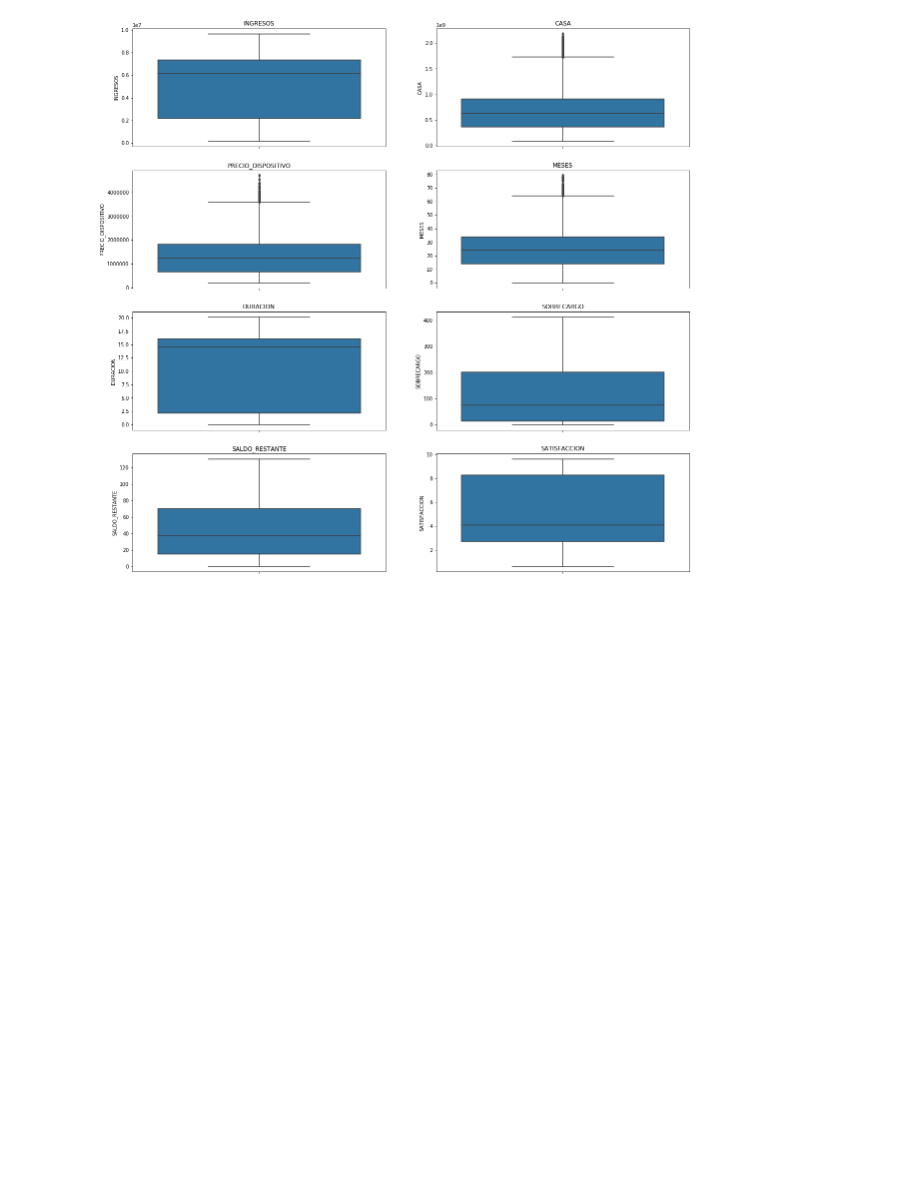
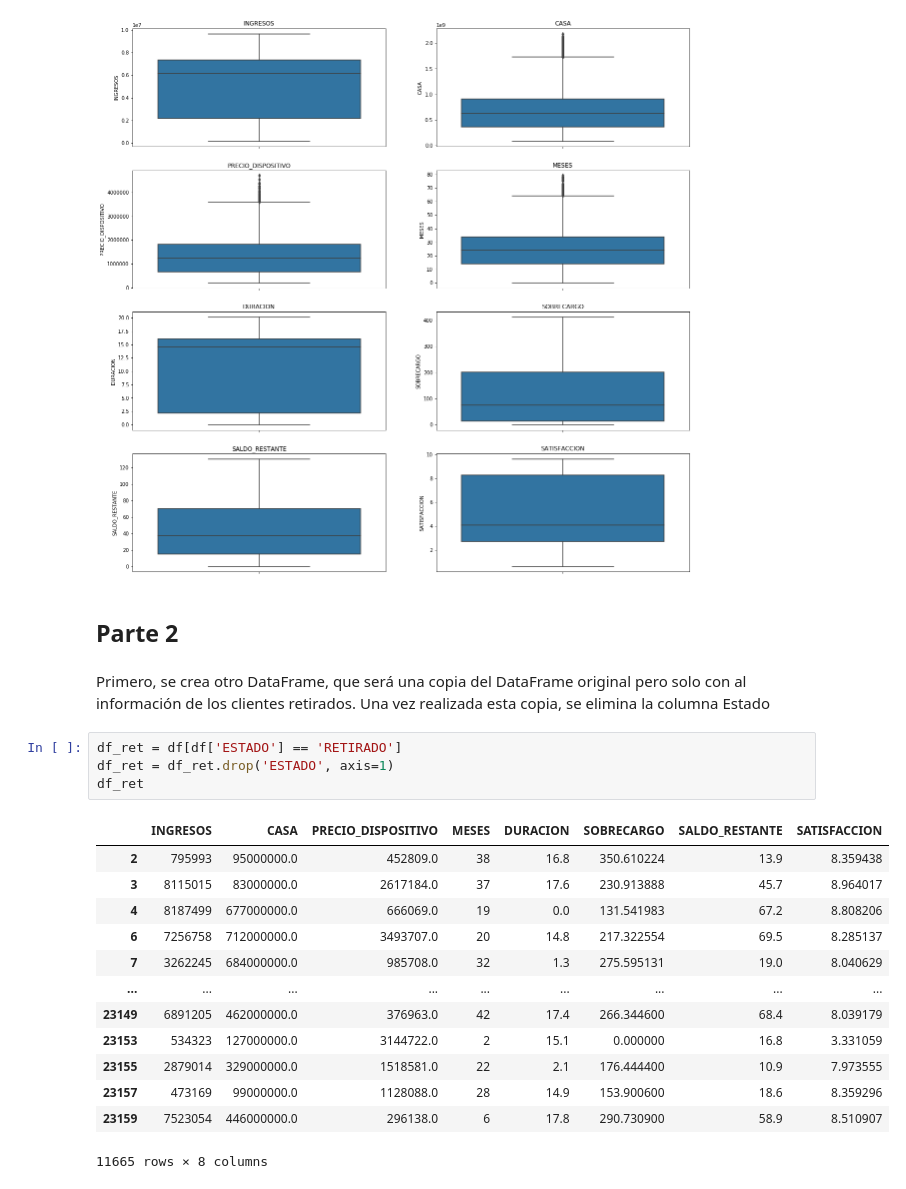
Before and after one commit to nerzhul250/DataAnalyticsProject, a Jupyter notebook: proyectoAnalitica.ipynb, the cells around one changed output. Drawn from its saved outputs; the diff is of its cells as text; blank space fills up the shorter version.

```diff
--- a/proyectoAnalitica.ipynb
+++ b/proyectoAnalitica.ipynb
@@ -82,3 +87,25 @@ for var_num in df.columns[1:]:
     i+=1
 # %% [output]
 [figure]
+# %% [markdown]
+## Parte 2
+# %% [markdown]
+Primero, se crea otro DataFrame, que será una copia del DataFrame original pero solo con al información de los clientes retirados. Una vez realizada esta copia, se elimina la columna Estado
+# %%
+df_ret = df[df['ESTADO'] == 'RETIRADO']
+df_ret = df_ret.drop('ESTADO', axis=1)
+df_ret
+# %% [output]
+|  | INGRESOS | CASA | PRECIO_DISPOSITIVO | MESES | DURACION | SOBRECARGO | SALDO_RESTANTE | SATISFACCION |
+| 2 | 795993 | 95000000.0 | 452809.0 | 38 | 16.8 | 350.610224 | 13.9 | 8.359438 |
+| 3 | 8115015 | 83000000.0 | 2617184.0 | 37 | 17.6 | 230.913888 | 45.7 | 8.964017 |
+| 4 | 8187499 | 677000000.0 | 666069.0 | 19 | 0.0 | 131.541983 | 67.2 | 8.808206 |
+| 6 | 7256758 | 712000000.0 | 3493707.0 | 20 | 14.8 | 217.322554 | 69.5 | 8.285137 |
+| 7 | 3262245 | 684000000.0 | 985708.0 | 32 | 1.3 | 275.595131 | 19.0 | 8.040629 |
+| ... | ... | ... | ... | ... | ... | ... | ... | ... |
+| 23149 | 6891205 | 462000000.0 | 376963.0 | 42 | 17.4 | 266.344600 | 68.4 | 8.039179 |
+| 23153 | 534323 | 127000000.0 | 3144722.0 | 2 | 15.1 | 0.000000 | 16.8 | 3.331059 |
+| 23155 | 2879014 | 329000000.0 | 1518581.0 | 22 | 2.1 | 176.444400 | 10.9 | 7.973555 |
+| 23157 | 473169 | 99000000.0 | 1128088.0 | 28 | 14.9 | 153.900600 | 18.6 | 8.359296 |
+| 23159 | 7523054 | 446000000.0 | 296138.0 | 6 | 17.8 | 290.730900 | 58.9 | 8.510907 |
+11665 rows × 8 columns
```
Also changed, not shown: parts of 17 cells of this notebook, 1 other file.
